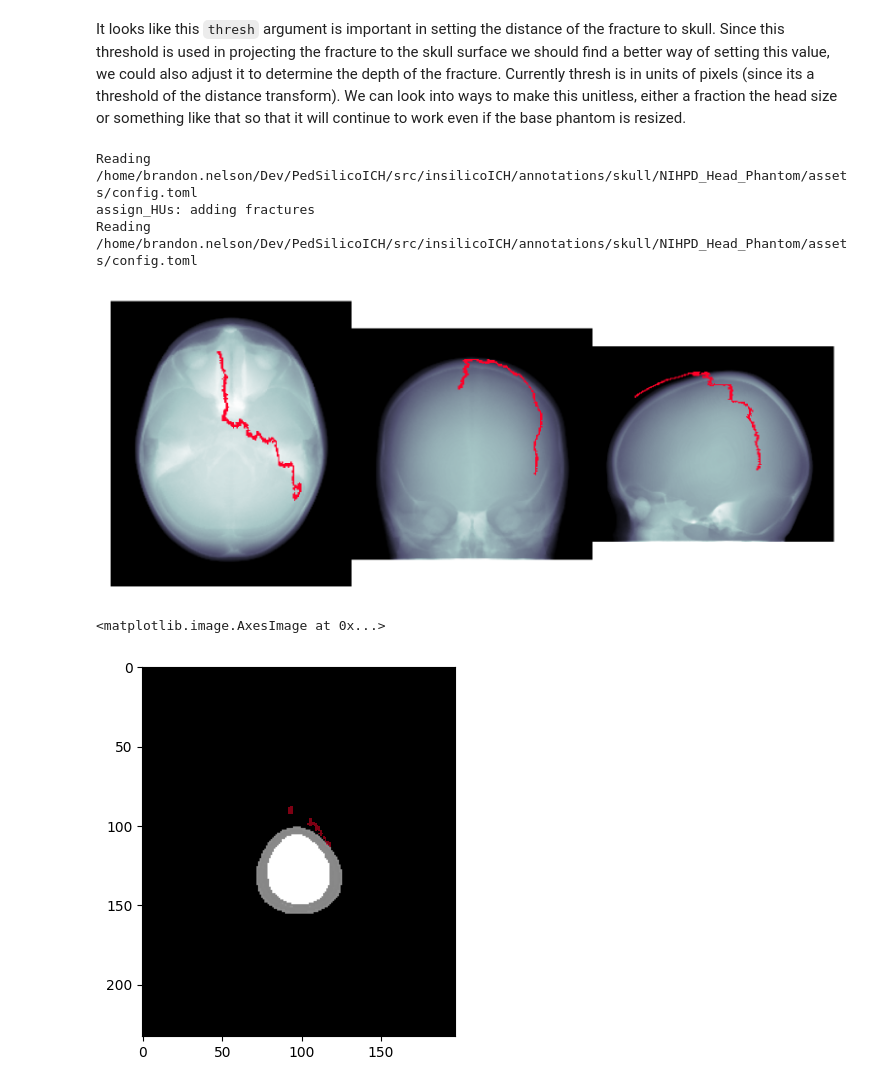
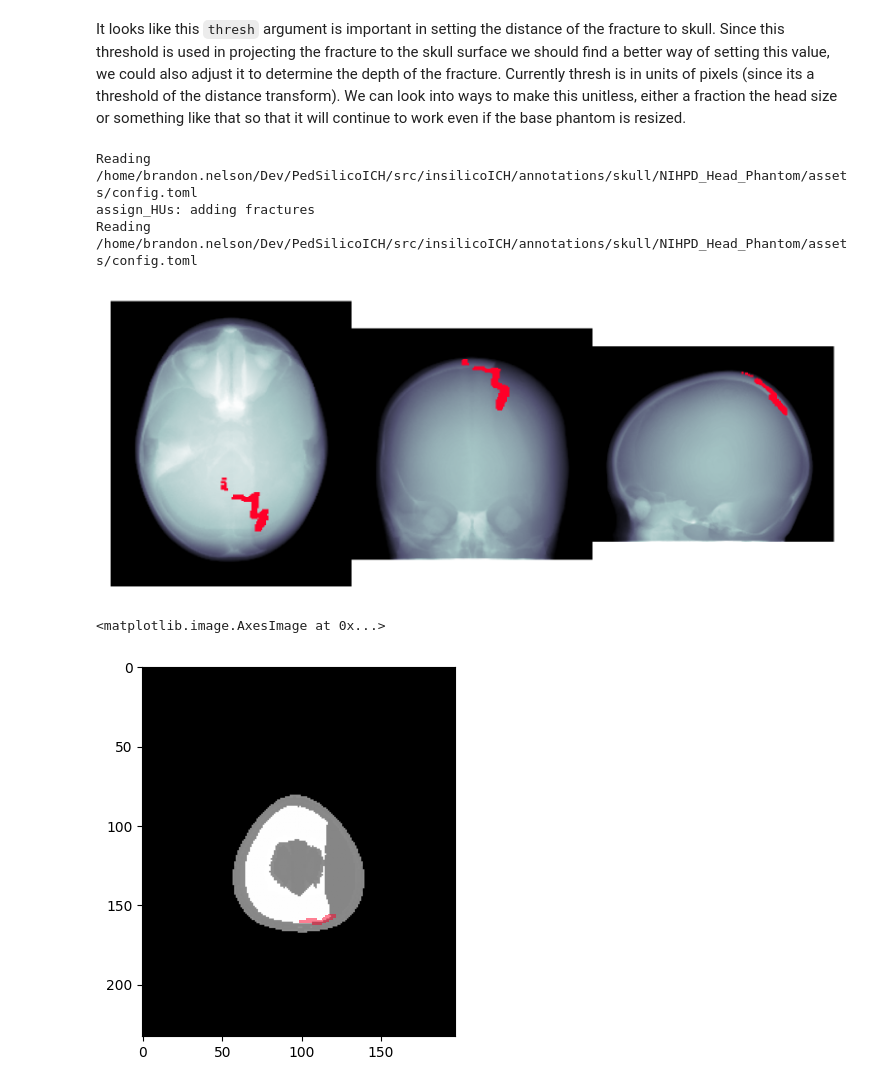
Before and after one commit to DIDSR/InSilicoICH, a Jupyter notebook: notebooks/01_fracture.ipynb, the cells around one changed output. Drawn from its saved outputs; the diff is of its cells as text; code cells hidden in the pictures.

Commit message:
small fix of a typo that was causing the distance threshold to be skipped and thus not project the fractures to the skull

```diff
--- a/notebooks/01_fracture.ipynb
+++ b/notebooks/01_fracture.ipynb
@@ -55,21 +57,21 @@ It looks like this `thresh` argument is important in setting the distance of the
 # %%
 import matplotlib.pyplot as plt
 import numpy as np
 
-fractures = phantom.get_fractures(thresh=80)
+fractures = phantom.get_fractures(thresh=2)
 fracture_mask = np.ma.masked_where(fractures == 0, fractures)
 vol = phantom.get_CT_number_phantom()
 
 f, axs = plt.subplots(1, 3, gridspec_kw=dict(wspace=0, hspace=0), dpi=300)
 for i, ax in enumerate(axs):
     ax.imshow(vol.mean(axis=i), cmap='bone')
     ax.imshow(fracture_mask.mean(axis=i), cmap='gist_rainbow', interpolation='none')
     ax.axis('off')
 # %% [output]
 Reading /home/brandon.nelson/Dev/PedSilicoICH/src/insilicoICH/annotations/skull/NIHPD_Head_Phantom/assets/config.toml
 assign_HUs: adding fractures
 Reading /home/brandon.nelson/Dev/PedSilicoICH/src/insilicoICH/annotations/skull/NIHPD_Head_Phantom/assets/config.toml
-[figure, old version]
+[figure, new version]
 # %%
 from skimage.measure import regionprops, label
 from matplotlib import patches
@@ -85,7 +87,7 @@ ax.imshow(fracture_mask[z_slice], cmap='gist_rainbow', interpolation='none', alp
 # ax.add_patch(rect)
 # %% [output]
 <matplotlib.image.AxesImage at 0x...>
-[figure, old version]
+[figure, new version]
 # %%
 plt.imshow(fractures[z_slice])
 # %% [output]
```
Also changed, not shown: parts of 3 cells of this notebook, 1 other file.
